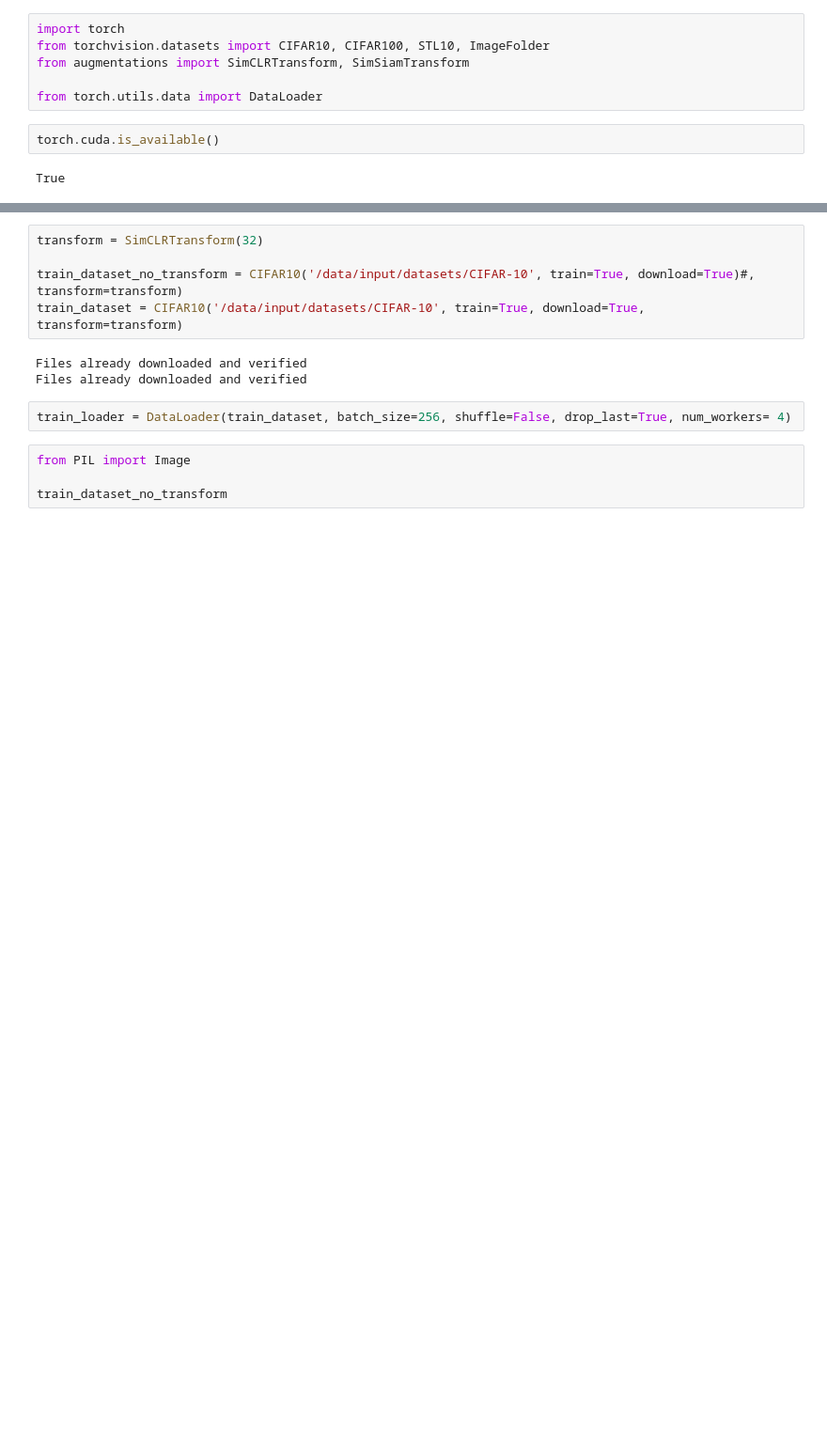
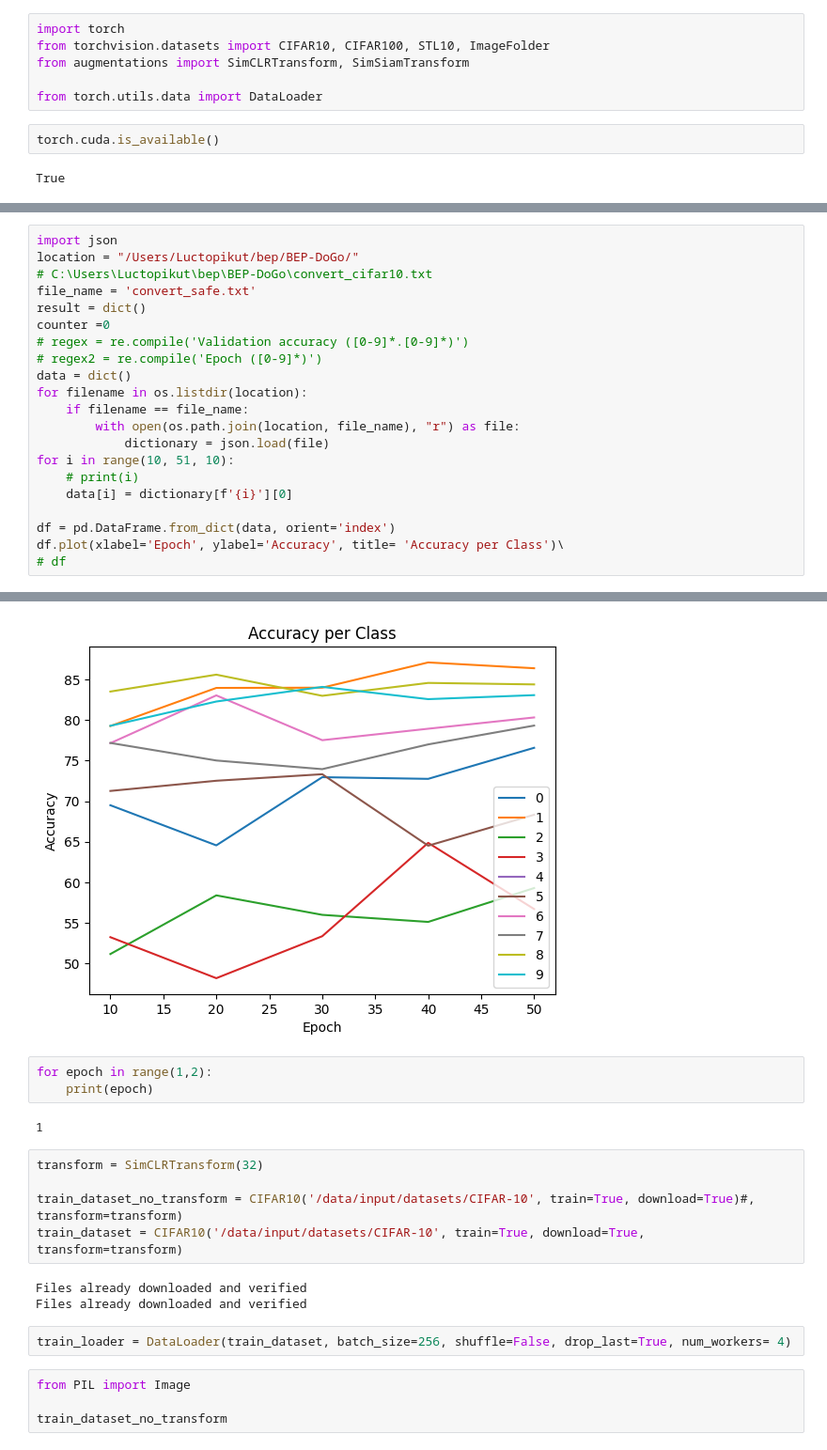
Before and after one commit to LucScheepens/BEP-DoGo, a Jupyter notebook: test.ipynb, the cells around one changed output, grey strips where cells are left out. Shown at 94% size. Cells and saved outputs as stored; diff of their text form; blank space fills up the shorter version.

```diff
--- a/test.ipynb
+++ b/test.ipynb
@@ -85,0 +182,22 @@ fig.show()
+# %%
+import json
+location = "/Users/Luctopikut/bep/BEP-DoGo/"
+# C:\Users\Luctopikut\bep\BEP-DoGo\convert_cifar10.txt
+file_name = 'convert_safe.txt'
+result = dict()
+counter =0
+# regex = re.compile('Validation accuracy ([0-9]*.[0-9]*)')
+# regex2 = re.compile('Epoch ([0-9]*)')
+data = dict()
+for filename in os.listdir(location):
+    if filename == file_name:
+        with open(os.path.join(location, file_name), "r") as file:
+            dictionary = json.load(file)
+for i in range(10, 51, 10):
+    # print(i)
+    data[i] = dictionary[f'{i}'][0]
+
+df = pd.DataFrame.from_dict(data, orient='index')
+df.plot(xlabel='Epoch', ylabel='Accuracy', title= 'Accuracy per Class')\
+# df
+# %% [output]
@@ -86,3 +205,9 @@ fig.show()
+[figure, added]
+# %%
+for epoch in range(1,2):
+    print(epoch)
+# %% [output]
+1
 # %%
 transform = SimCLRTransform(32)
 
```
Also changed, not shown: parts of 26 cells of this notebook, 13 other files.
